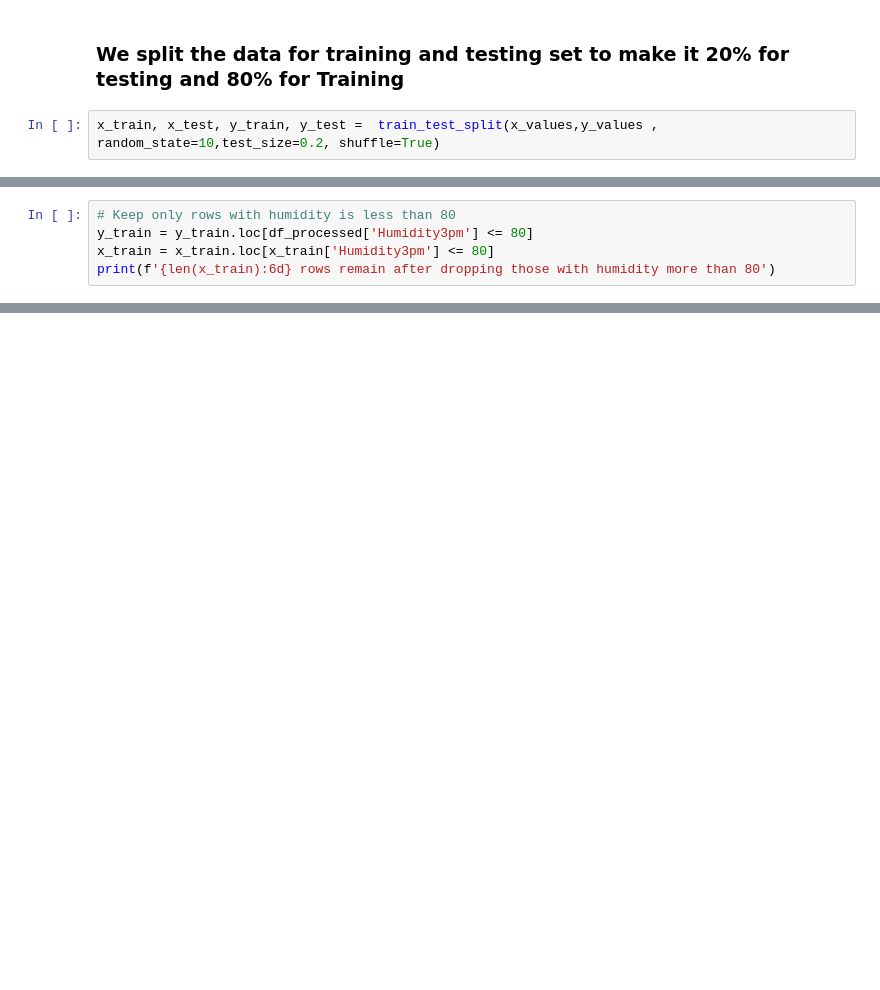
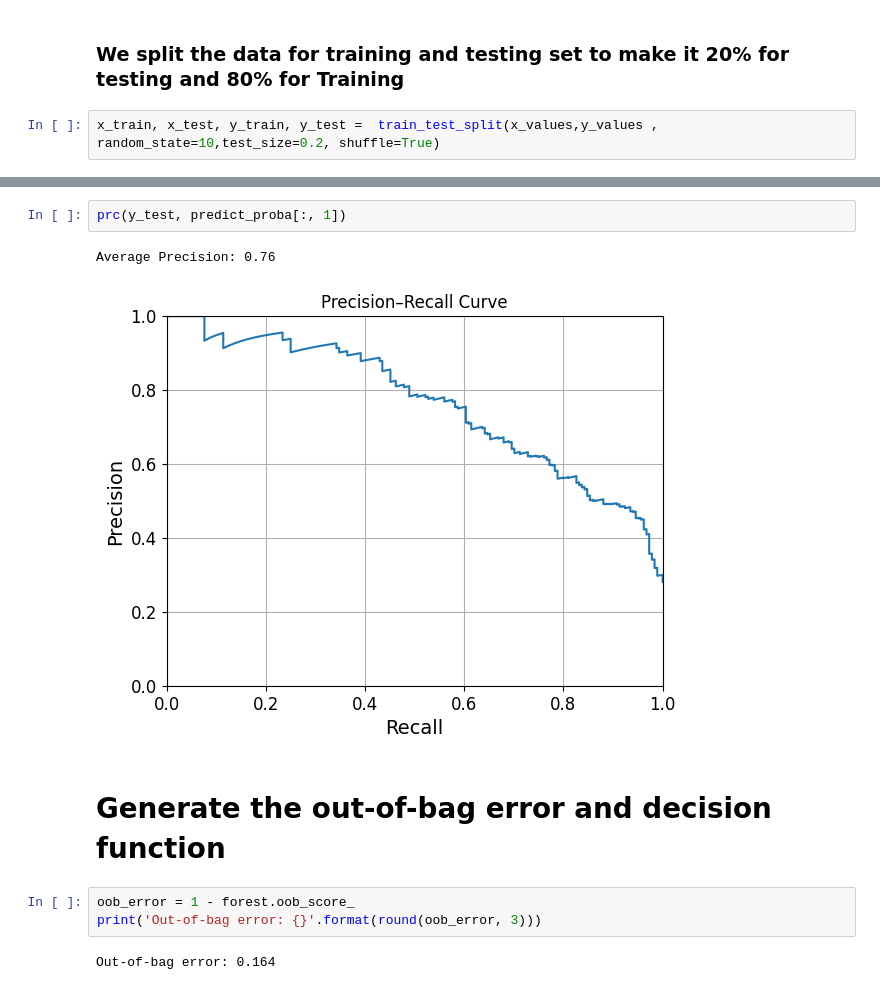
Before and after one commit to bahatiw/DLMCSPCSP01, a Jupyter notebook: random_forests.ipynb, the cells around one changed output, grey strips where cells are left out. Saved outputs shown, nothing was run; the diff lists cells and outputs as text; blank space fills up the shorter version.

```diff
--- a/projectcomputer.ipynb
+++ b/random_forests.ipynb
@@ -289,5 +205,0 @@ x_train.loc[x_train['Humidity3pm'] > 80]
-# %%
-# Keep only rows with humidity is less than 80
-y_train = y_train.loc[df_processed['Humidity3pm'] <= 80]
-x_train = x_train.loc[x_train['Humidity3pm'] <= 80]
-print(f'{len(x_train):6d} rows remain after dropping those with humidity more than 80')
@@ -357,0 +332,12 @@ Score: 39%
+# %%
+prc(y_test, predict_proba[:, 1])
+# %% [output]
+Average Precision: 0.76
+[figure, added]
+# %% [markdown]
+# Generate the out-of-bag error and decision function
+# %%
+oob_error = 1 - forest.oob_score_
+print('Out-of-bag error: {}'.format(round(oob_error, 3)))
+# %% [output]
+Out-of-bag error: 0.164
```
Also changed, not shown: parts of 37 cells of this notebook, 1 other file.
